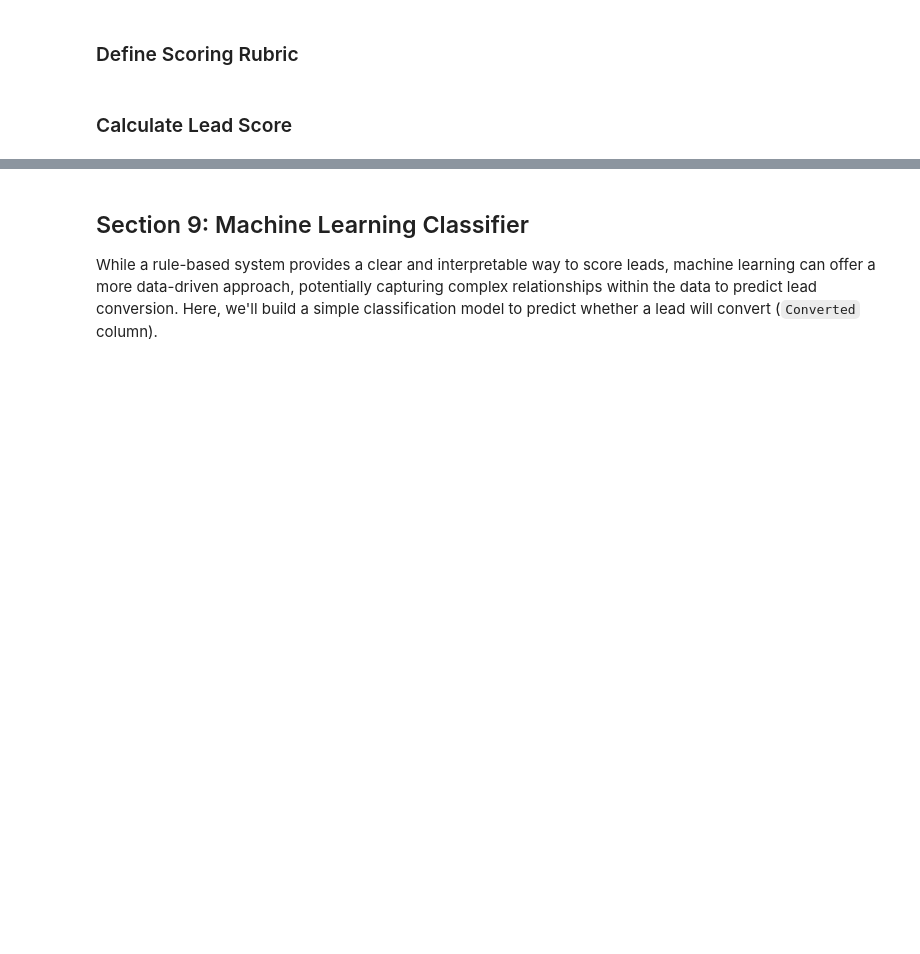
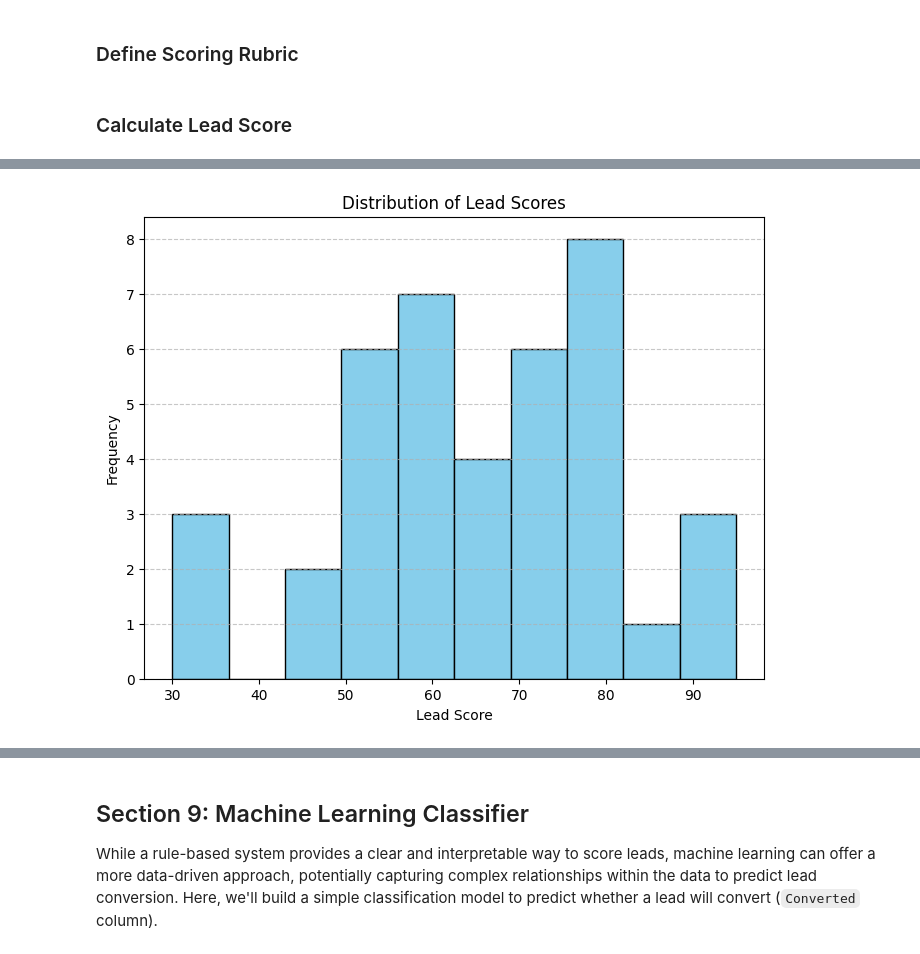
Before and after one commit to abeerahateeq/Lead-Scoring-Model, a Jupyter notebook: Lead_Scoring_Model.ipynb, the cells around one changed output, grey strips where cells are left out. Cells and saved outputs as stored; diff of their text form; code cells hidden in the pictures; blank space fills up the shorter version.

```diff
--- a/Lead_Scoring_Model.ipynb
+++ b/Lead_Scoring_Model.ipynb
@@ -203 +243,12 @@ display(df.head())
+# %%
+# Histogram for Lead Score
+plt.figure(figsize=(8, 6))
+plt.hist(df["Lead Score"], bins=10, color='skyblue', edgecolor='black')
+plt.title('Distribution of Lead Scores')
+plt.xlabel('Lead Score')
+plt.ylabel('Frequency')
+plt.grid(axis='y', linestyle='--', alpha=0.7)
+plt.show()
+# %% [output]
+[figure, added]
 # %%
```
Also changed, not shown: parts of 26 cells of this notebook.
